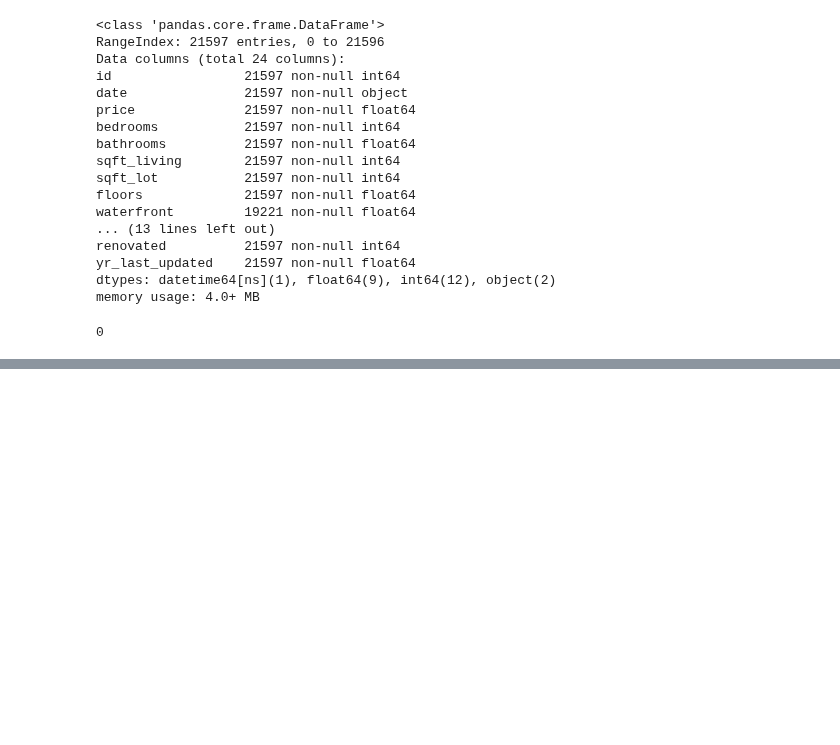
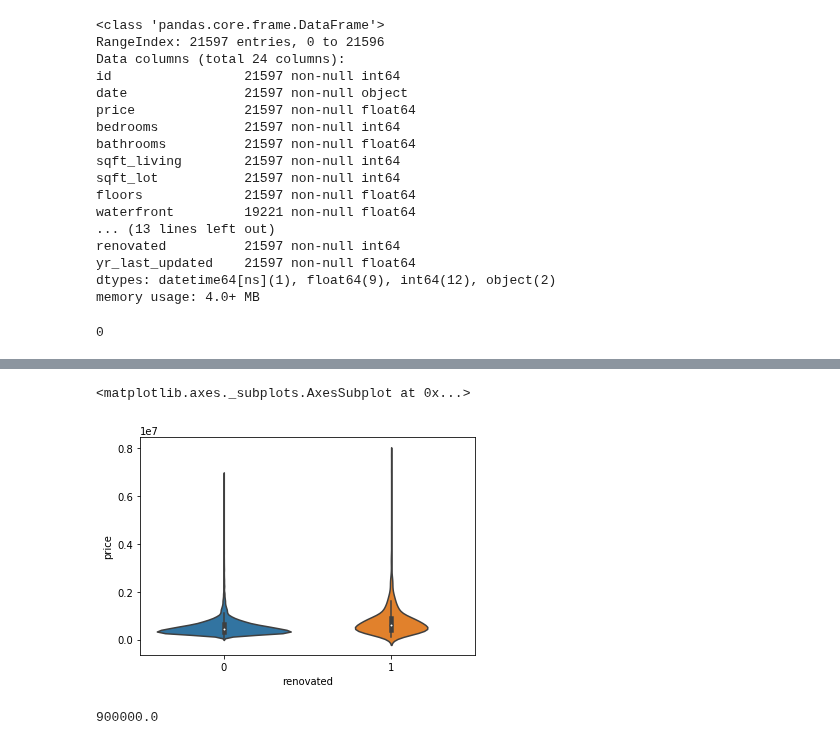
Before and after one commit to Ioana-P/King-s_County_real_estate_regression, a Jupyter notebook: Data Cleaning.ipynb, the cells around one changed output, grey strips where cells are left out. Saved outputs shown, nothing was run; the diff lists cells and outputs as text; code cells hidden in the pictures; blank space fills up the shorter version.

```diff
--- a/Data Cleaning.ipynb
+++ b/Data Cleaning.ipynb
@@ -330,0 +379,9 @@ df.yr_last_updated.isna().sum()
+# %%
+sns.violinplot(x = df['renovated'], y = df['price'])
+# %% [output]
+<matplotlib.axes._subplots.AxesSubplot at 0x...>
+[figure, added]
+# %%
+df.loc[df['renovated'] == 1]['price'].quantile(.75)
+# %% [output]
+900000.0
```
Also changed, not shown: parts of 13 cells of this notebook.
